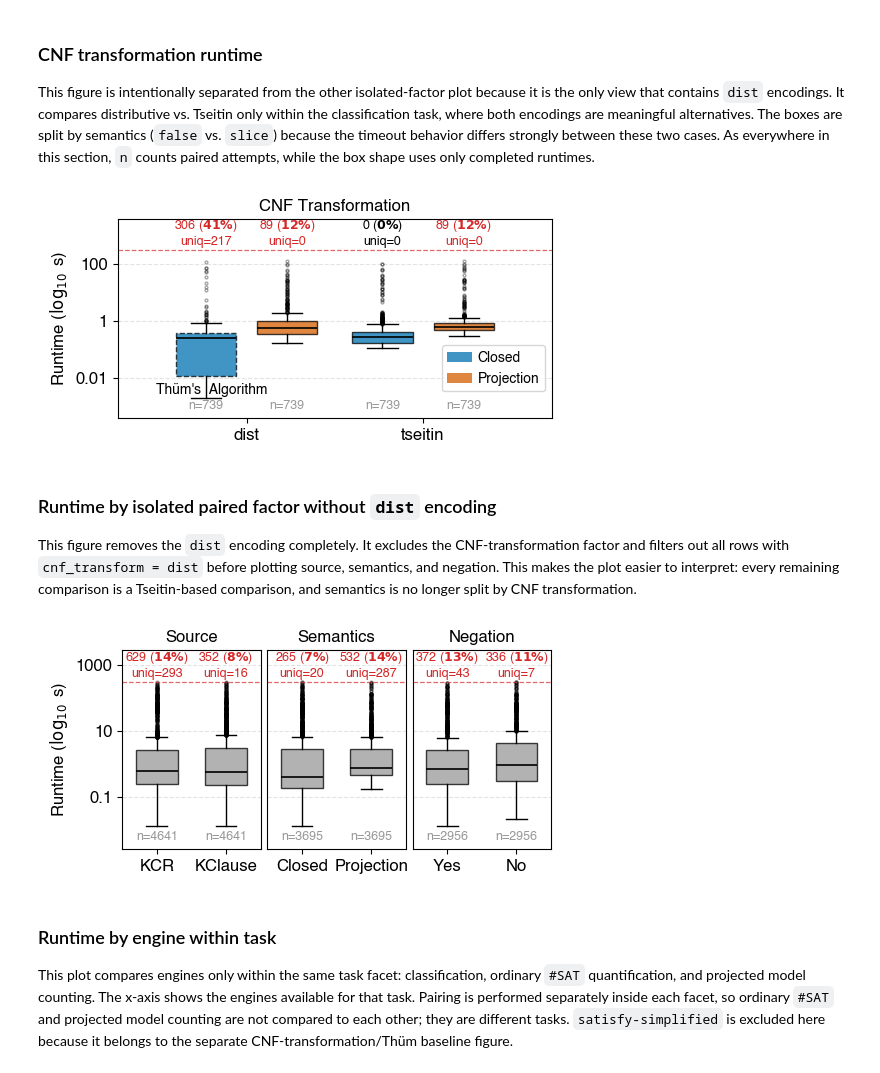
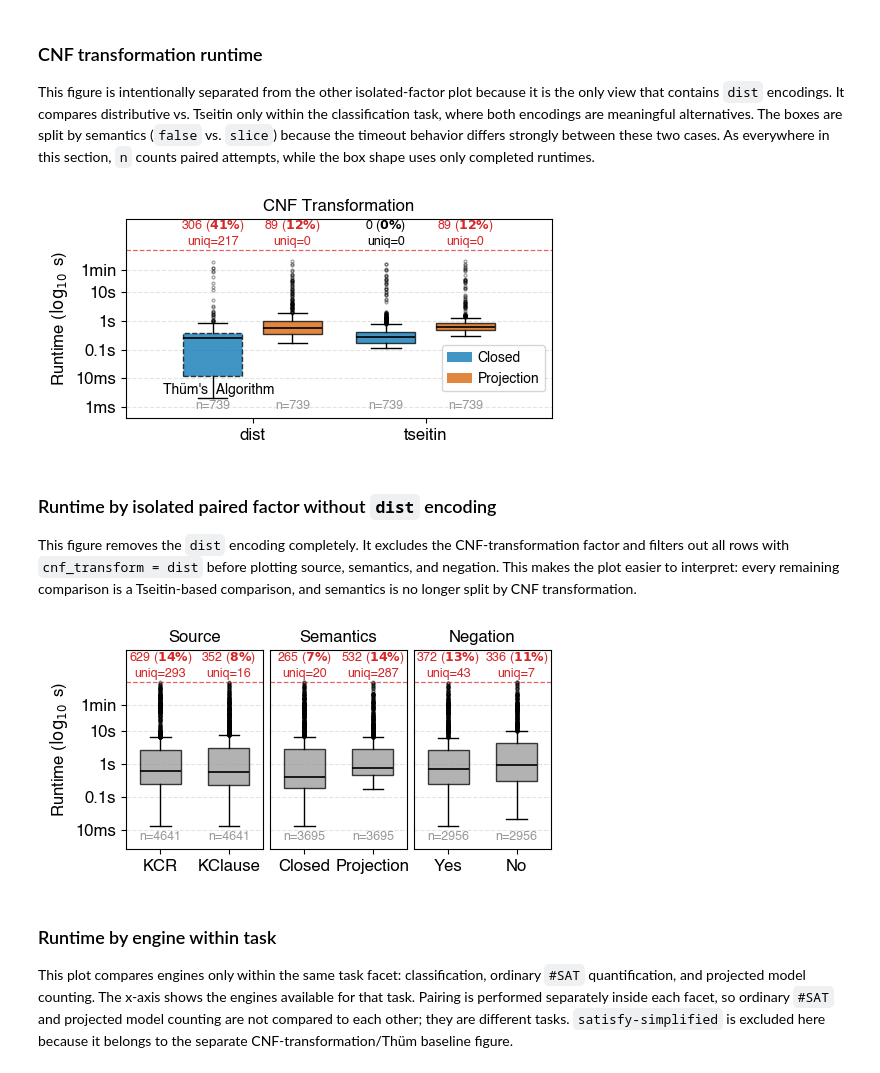
Before and after one commit to ekuiter/torte, a Jupyter notebook: experiments/feature-model-differences/evaluation.ipynb, the cells around one changed output. Drawn from its saved outputs; the diff is of its cells as text; code cells hidden in the pictures.

```diff
--- a/experiments/feature-model-differences/evaluation.ipynb
+++ b/experiments/feature-model-differences/evaluation.ipynb
@@ -20,6 +20,13 @@ from pathlib import Path
 # Global timeout used by Clausy. Completed runtimes are read from total_duration_shell,
 # but total_duration is still the reliable timeout indicator: it is NaN when Clausy timed out.
 TIMEOUT = 300.0 # seconds
+RUNTIME_TICK_VALUES = [1e-3, 1e-2, 1e-1, 1, 10, 60]
+RUNTIME_TICK_LABELS = ['1ms', '10ms', '0.1s', '1s', '10s', '1min']
+
+def format_runtime_yaxis(ax):
+    ax.yaxis.set_major_locator(ticker.FixedLocator(RUNTIME_TICK_VALUES))
+    ax.yaxis.set_major_formatter(ticker.FixedFormatter(RUNTIME_TICK_LABELS))
+    ax.yaxis.set_minor_locator(ticker.NullLocator())
 
 # Color-blind friendly Okabe-Ito palette reused throughout the notebook.
 # Keep semantic aliases here so all figures can share one visual language.
@@ -1114,10 +1121,8 @@ def _draw_cross_split_factor_boxes(ax, sub, spec, split_col):
     ax.set_xticklabels(values, rotation=0, ha='center', fontsize=12)
     ax.set_ylabel('Runtime ($\log_{10}$ s)', fontsize=12)
 
-    # Keep the log axis visually quiet: major powers of ten only, no dense minor grid.
-    ax.yaxis.set_major_locator(ticker.LogLocator(base=10, numticks=5))
-    ax.yaxis.set_minor_locator(ticker.NullLocator())
-    ax.yaxis.set_major_formatter(ticker.FuncFormatter(lambda x, _: f'{x:g}'))
+    # Keep the log axis visually quiet: selected human-readable time ticks only.
+    format_runtime_yaxis(ax)
     ax.grid(axis='y', linestyle='--', alpha=0.35, which='major')
 
     # Human-readable legend labels for the semantic split. The colors match split_colors,
@@ -1127,34 +1132,34 @@ def _draw_cross_split_factor_boxes(ax, sub, spec, split_col):
     semantic_handles = [
         plt.matplotlib.patches.Patch(
             facecolor=split_colors.get(split, COLOR['gray']),
             alpha=0.75,
             label=split_labels.get(split, split),
         )
         for split in splits
     ]
     # Vertical legend: only semantic colors are listed here. The timeout threshold is
     # already encoded by the dashed red line and the red timeout labels above the boxes.
     ax.legend(
         handles=semantic_handles, fontsize=10, loc='lower right',
         bbox_to_anchor=(1.0, 0.1),
         handletextpad=0.4, handlelength=1.8,
     )
 
 
 # Select the already-paired CNF observations prepared above. No pairing or filtering happens
 # in this cell; it only renders the CNF-specific paired observations as a publication figure.
 _cnf_spec = next(spec for spec in _FACTOR_DEFS if spec['factor'] == 'cnf')
 _cnf_sub = _factor_observations[_factor_observations['factor'] == 'cnf']
 
 with plt.rc_context({'font.family': 'Helvetica', 'font.size': 12}):
     fig, ax = plt.subplots(1, 1, figsize=(5.4, 2.8))
     _draw_cross_split_factor_boxes(ax, _cnf_sub, _cnf_spec, 'diff_kind')
     ax.set_title('CNF Transformation', fontsize=12)
     plt.tight_layout()
     fig.savefig(paper_image_dir / 'runtime-cnf-transformation.pdf', bbox_inches='tight', pad_inches=0)
     plt.show()
 # %% [output]
-[figure, old version]
+[figure, new version]
 # %% [markdown]
 ### Runtime by isolated paired factor without `dist` encoding
 
@@ -1263,11 +1268,8 @@ def _draw_isolated_factor_boxes(ax, sub, spec):
     ax.set_title(spec['label'], fontsize=12)
     ax.set_ylabel('Runtime ($\log_{10}$ s)', fontsize=12)
 
-    # Keep the log axis sparse and readable for the paper figure: powers of ten only, no
-    # minor tick/grid clutter.
-    ax.yaxis.set_major_locator(ticker.LogLocator(base=10, numticks=5))
-    ax.yaxis.set_minor_locator(ticker.NullLocator())
-    ax.yaxis.set_major_formatter(ticker.FuncFormatter(lambda x, _: f'{x:g}'))
+    # Keep the log axis sparse and readable for the paper figure.
+    format_runtime_yaxis(ax)
     ax.grid(axis='y', linestyle='--', alpha=0.35, which='major')
 
 with plt.rc_context({'font.family': 'Helvetica', 'font.size': 12}):
@@ -1296,7 +1298,7 @@ with plt.rc_context({'font.family': 'Helvetica', 'font.size': 12}):
     fig.savefig(paper_image_dir / 'runtime-isolated-factors.pdf', bbox_inches='tight', pad_inches=0)
     plt.show()
 # %% [output]
-[figure, old version]
+[figure, new version]
 # %% [markdown]
 ### Runtime by engine within task
 
```
Also changed, not shown: parts of 5 cells of this notebook.
